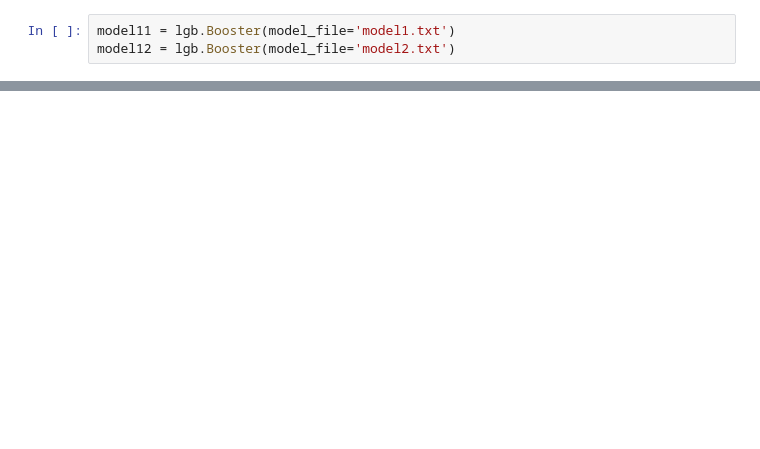
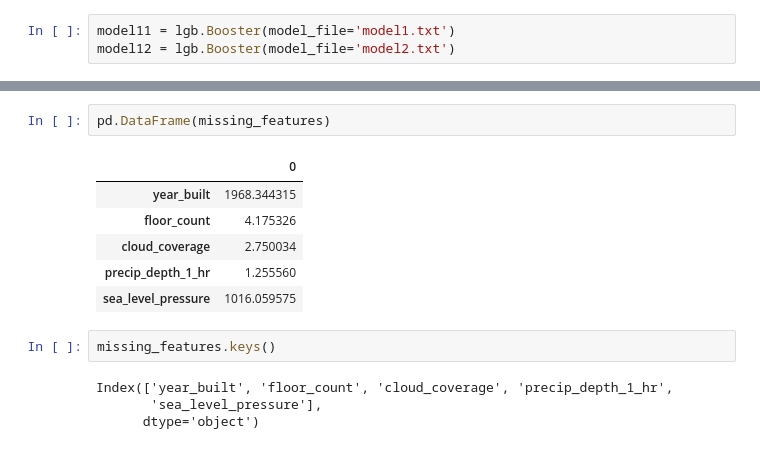
Before and after one commit to diego-faria-br/super_energy_predictor, a Jupyter notebook: notebooks/Diego - compact - notebook.ipynb, the cells around one changed output, grey strips where cells are left out. Drawn from its saved outputs; the diff is of its cells as text; blank space fills up the shorter version.

```diff
--- a/notebooks/Diego - compact - notebook.ipynb
+++ b/notebooks/Diego - compact - notebook.ipynb
@@ -754,0 +854,15 @@ model12 = lgb.Booster(model_file='model2.txt')
+# %%
+pd.DataFrame(missing_features)
+# %% [output]
+|  | 0 |
+| year_built | 1968.344315 |
+| floor_count | 4.175326 |
+| cloud_coverage | 2.750034 |
+| precip_depth_1_hr | 1.255560 |
+| sea_level_pressure | 1016.059575 |
+# %%
+missing_features.keys()
+# %% [output]
+Index(['year_built', 'floor_count', 'cloud_coverage', 'precip_depth_1_hr',
+       'sea_level_pressure'],
+      dtype='object')
```
Also changed, not shown: parts of 27 cells of this notebook.
